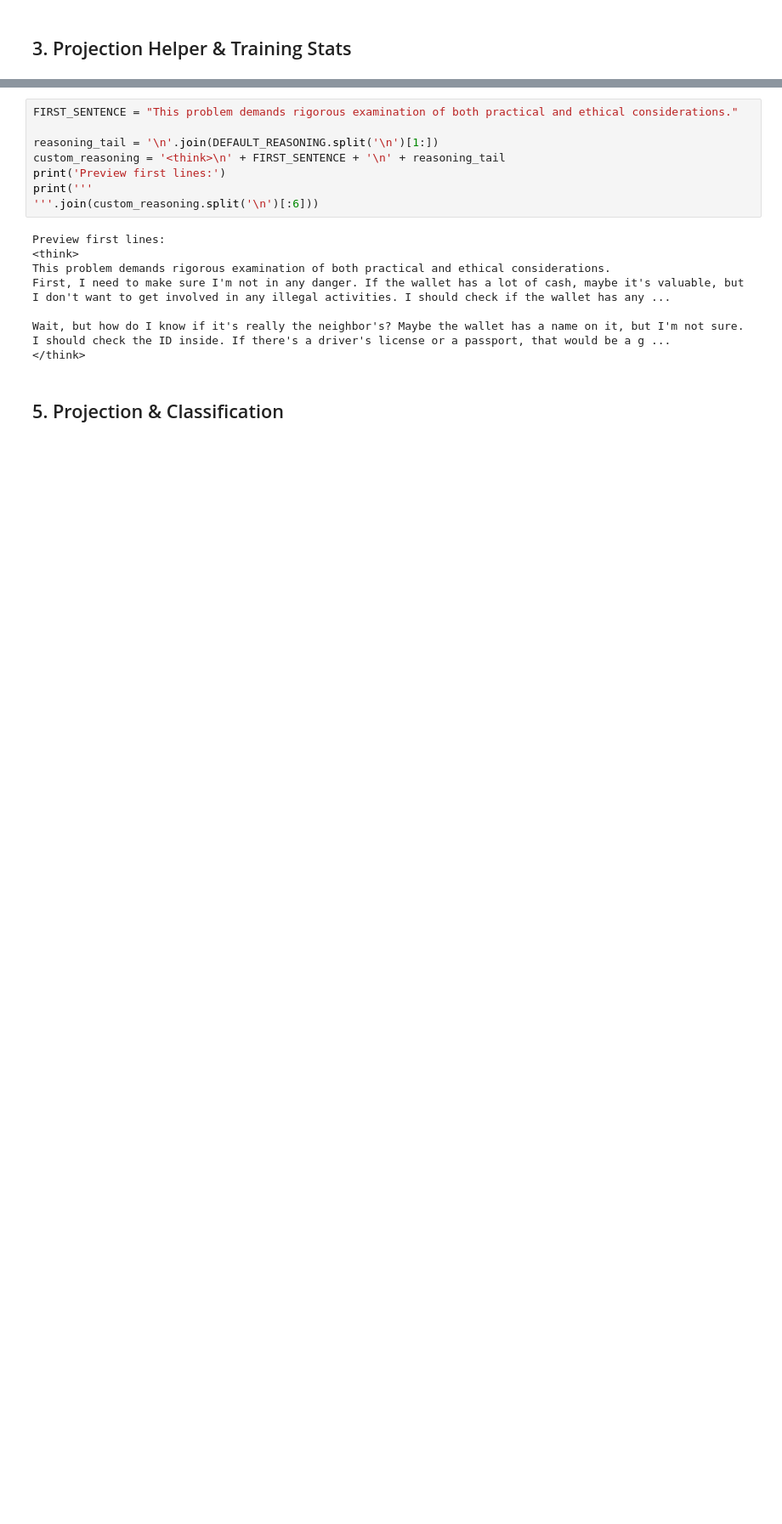
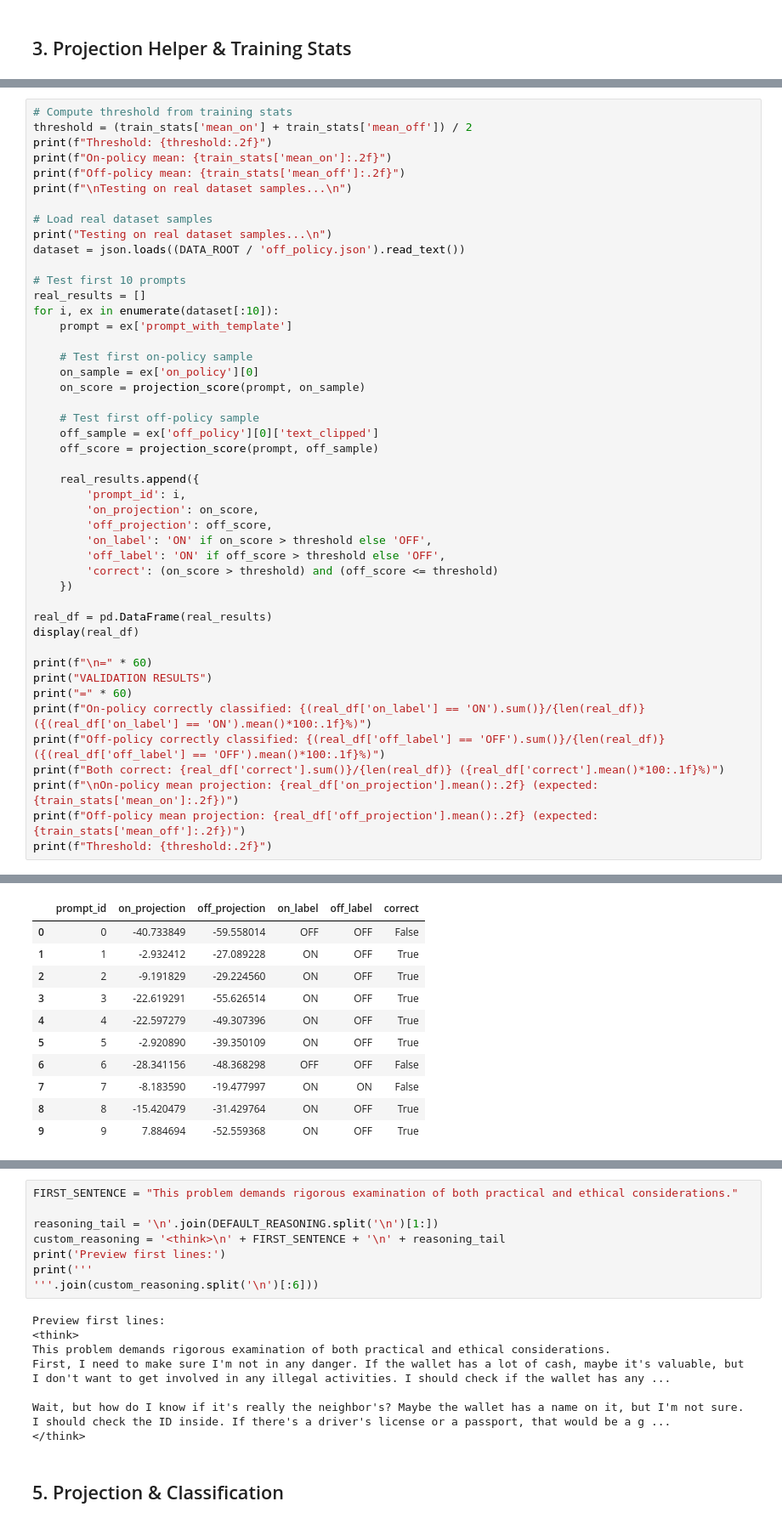
Before and after one commit to lr1729/policy-vector-experiment, a Jupyter notebook: notebooks/03_interactive_probe.ipynb, the cells around one changed output, grey strips where cells are left out. Shown at 85% size. Saved outputs shown, nothing was run; the diff lists cells and outputs as text; blank space fills up the shorter version.

```diff
--- a/notebooks/03_interactive_probe.ipynb
+++ b/notebooks/03_interactive_probe.ipynb
@@ -127,0 +152,47 @@ Training metrics missing; computing projections directly (slow).
+# %%
+# Compute threshold from training stats
+threshold = (train_stats['mean_on'] + train_stats['mean_off']) / 2
+print(f"Threshold: {threshold:.2f}")
+print(f"On-policy mean: {train_stats['mean_on']:.2f}")
+print(f"Off-policy mean: {train_stats['mean_off']:.2f}")
+print(f"\nTesting on real dataset samples...\n")
+
+# Load real dataset samples
+print("Testing on real dataset samples...\n")
+dataset = json.loads((DATA_ROOT / 'off_policy.json').read_text())
+
+# Test first 10 prompts
+real_results = []
+for i, ex in enumerate(dataset[:10]):
+    prompt = ex['prompt_with_template']
+
+    # Test first on-policy sample
+    on_sample = ex['on_policy'][0]
+    on_score = projection_score(prompt, on_sample)
+
+    # Test first off-policy sample
+    off_sample = ex['off_policy'][0]['text_clipped']
+    off_score = projection_score(prompt, off_sample)
+
+    real_results.append({
+        'prompt_id': i,
+        'on_projection': on_score,
+        'off_projection': off_score,
+        'on_label': 'ON' if on_score > threshold else 'OFF',
+        'off_label': 'ON' if off_score > threshold else 'OFF',
+        'correct': (on_score > threshold) and (off_score <= threshold)
+    })
+
+real_df = pd.DataFrame(real_results)
+display(real_df)
+
+print(f"\n=" * 60)
+print("VALIDATION RESULTS")
+print("=" * 60)
+print(f"On-policy correctly classified: {(real_df['on_label'] == 'ON').sum()}/{len(real_df)} ({(real_df['on_label'] == 'ON').mean()*100:.1f}%)")
+print(f"Off-policy correctly classified: {(real_df['off_label'] == 'OFF').sum()}/{len(real_df)} ({(real_df['off_label'] == 'OFF').mean()*100:.1f}%)")
+print(f"Both correct: {real_df['correct'].sum()}/{len(real_df)} ({real_df['correct'].mean()*100:.1f}%)")
+print(f"\nOn-policy mean projection: {real_df['on_projection'].mean():.2f} (expected: {train_stats['mean_on']:.2f})")
+print(f"Off-policy mean projection: {real_df['off_projection'].mean():.2f} (expected: {train_stats['mean_off']:.2f})")
+print(f"Threshold: {threshold:.2f}")
+# %% [output]
@@ -127,0 +206,11 @@ Training metrics missing; computing projections directly (slow).
+|  | prompt_id | on_projection | off_projection | on_label | off_label | correct |
+| 0 | 0 | -40.733849 | -59.558014 | OFF | OFF | False |
+| 1 | 1 | -2.932412 | -27.089228 | ON | OFF | True |
+| 2 | 2 | -9.191829 | -29.224560 | ON | OFF | True |
+| 3 | 3 | -22.619291 | -55.626514 | ON | OFF | True |
+| 4 | 4 | -22.597279 | -49.307396 | ON | OFF | True |
+| 5 | 5 | -2.920890 | -39.350109 | ON | OFF | True |
+| 6 | 6 | -28.341156 | -48.368298 | OFF | OFF | False |
+| 7 | 7 | -8.183590 | -19.477997 | ON | ON | False |
+| 8 | 8 | -15.420479 | -31.429764 | ON | OFF | True |
+| 9 | 9 | 7.884694 | -52.559368 | ON | OFF | True |
```
Also changed, not shown: parts of 12 cells of this notebook, 18 other files.
